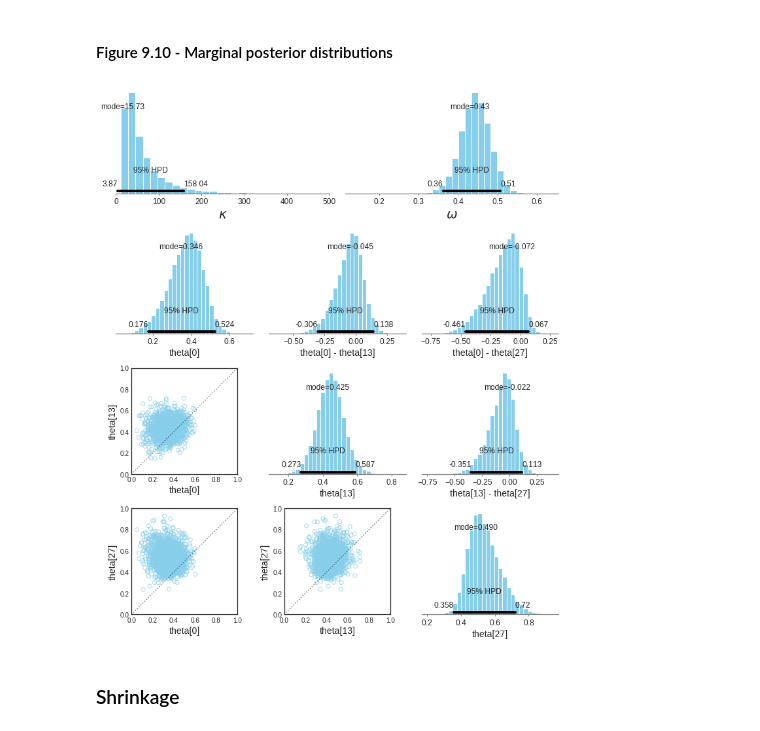
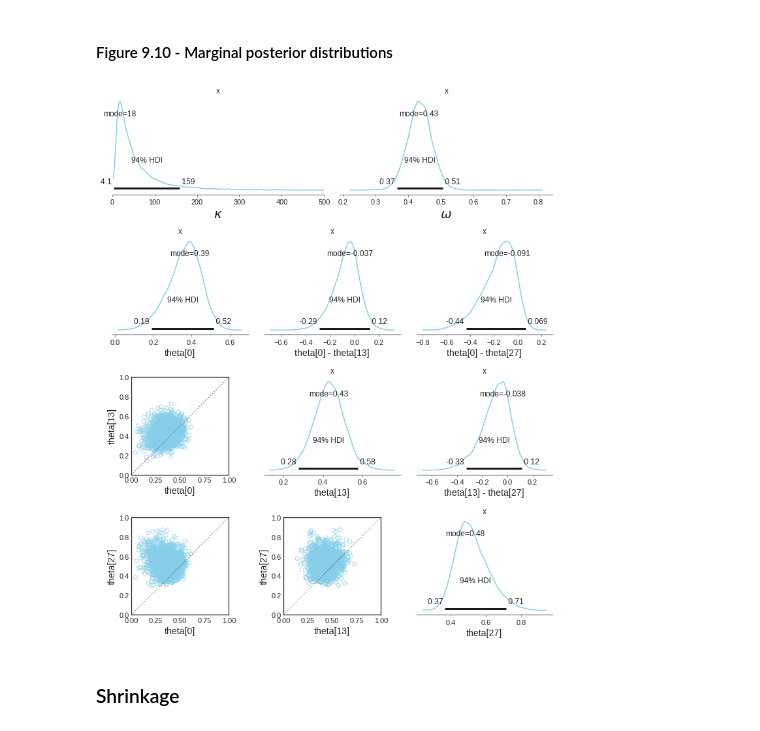
Before and after one commit to yongduek/DBDA-python, a Jupyter notebook: Notebooks/Chapter 09.ipynb, the cells around one changed output. Saved outputs shown, nothing was run; the diff lists cells and outputs as text; code cells hidden in the pictures.

```diff
--- a/Notebooks/Chapter 09.ipynb
+++ b/Notebooks/Chapter 09.ipynb
@@ -338,3 +321,19 @@ color = '#87ceeb'
+# %%
+import pandas as pd
+import numpy as np
+import pymc3 as pm
+import matplotlib.pyplot as plt
+import seaborn as sns
+import warnings
+warnings.filterwarnings("ignore", category=FutureWarning)
+
+from IPython.display import Image
+from matplotlib import gridspec
+
+%matplotlib inline
+
+plt.style.use('seaborn-white')
+color = '#87ceeb'
 # %% [markdown]
 ### 9.2.4 - Example: Therapeutic touch
 # %%
@@ -371,6 +369,0 @@ ax.set(xlabel='Proportion Correct', ylabel='# Practitioners');
-# %%
-df_proportions = df.groupby('s')['y'].apply(lambda x: x.sum()/len(x))
-
-ax = sns.distplot(df_proportions, bins=8, kde=False, color='gray')
-ax.set(xlabel='Proportion Correct', ylabel='# Practitioners')
-sns.despine(ax=ax);
@@ -401,7 +392,7 @@ pm.model_to_graphviz(hierarchical_model)
 [drawing not drawn]
 # %%
 with hierarchical_model:
-    trace = pm.sample(5000, cores=4, nuts_kwargs={'target_accept': 0.95})
+    trace = pm.sample(5000, cores=4, target_accept=0.9)
 # %% [output]
 Auto-assigning NUTS sampler...
 Initializing NUTS using jitter+adapt_diag...
@@ -455,37 +447,37 @@ ax11 = plt.subplot(gs[3,4:6])
 
 # thetas and theta pairs to plot
 thetas = (0, 13, 27)
 theta_pairs = ((0,13),(0,27),(13,27))
 
 font_d = {'size':14}
 
 # kappa & omega posterior plots
 for var, ax in zip(['kappa', 'omega'], [ax1, ax2]):
-    pm.plot_posterior(trace[var], point_estimate='mode', ax=ax, color=color, round_to=2)
+    az.plot_posterior(trace[var], point_estimate='mode', ax=ax, color=color, round_to=2)
     ax.set_xlabel('$\{}$'.format(var), fontdict={'size':20, 'weight':'bold'})
 ax1.set(xlim=(0,500))
 
 # theta posterior plots
 for var, ax in zip(thetas,[ax3, ax7, ax11]):
-    pm.plot_posterior(trace['theta'][:,var], point_estimate='mode', ax=ax, color=color)
+    az.plot_posterior(trace['theta'][:,var], point_estimate='mode', ax=ax, color=color)
     ax.set_xlabel('theta[{}]'.format(var), fontdict=font_d)
 
 # theta scatter plots
 for var, ax in zip(theta_pairs,[ax6, ax9, ax10]):
     ax.scatter(trace['theta'][::10,var[0]], trace['theta'][::10,var[1]], alpha=0.75, color=color, facecolor='none')
     ax.plot([0, 1], [0, 1], ':k', transform=ax.transAxes, alpha=0.5)
     ax.set_xlabel('theta[{}]'.format(var[0]), fontdict=font_d)
     ax.set_ylabel('theta[{}]'.format(var[1]), fontdict=font_d)
     ax.set(xlim=(0,1), ylim=(0,1), aspect='equal')
 
 # theta posterior differences plots
 for var, ax in zip(theta_pairs,[ax4, ax5, ax8]):
-    pm.plot_posterior(trace['theta'][:,var[0]]-trace['theta'][:,var[1]], point_estimate='mode', ax=ax, color=color)
+    az.plot_posterior(trace['theta'][:,var[0]]-trace['theta'][:,var[1]], point_estimate='mode', ax=ax, color=color)
     ax.set_xlabel('theta[{}] - theta[{}]'.format(*var), fontdict=font_d)
 
 plt.tight_layout()
 # %% [output]
-[figure, old version]
+[figure, new version]
 # %% [markdown]
 ### Shrinkage
 # %% [markdown]
```
Also changed, not shown: parts of 34 cells of this notebook, 3 other files.
